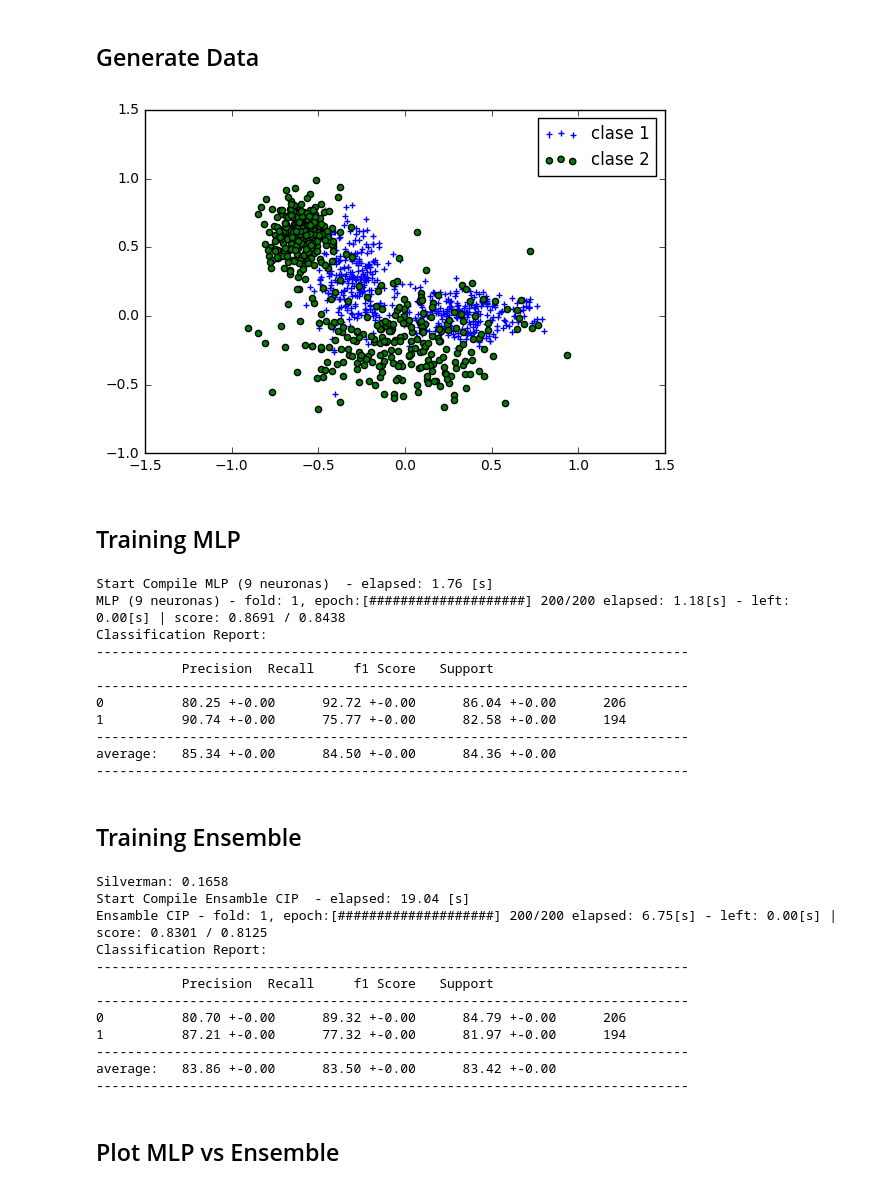
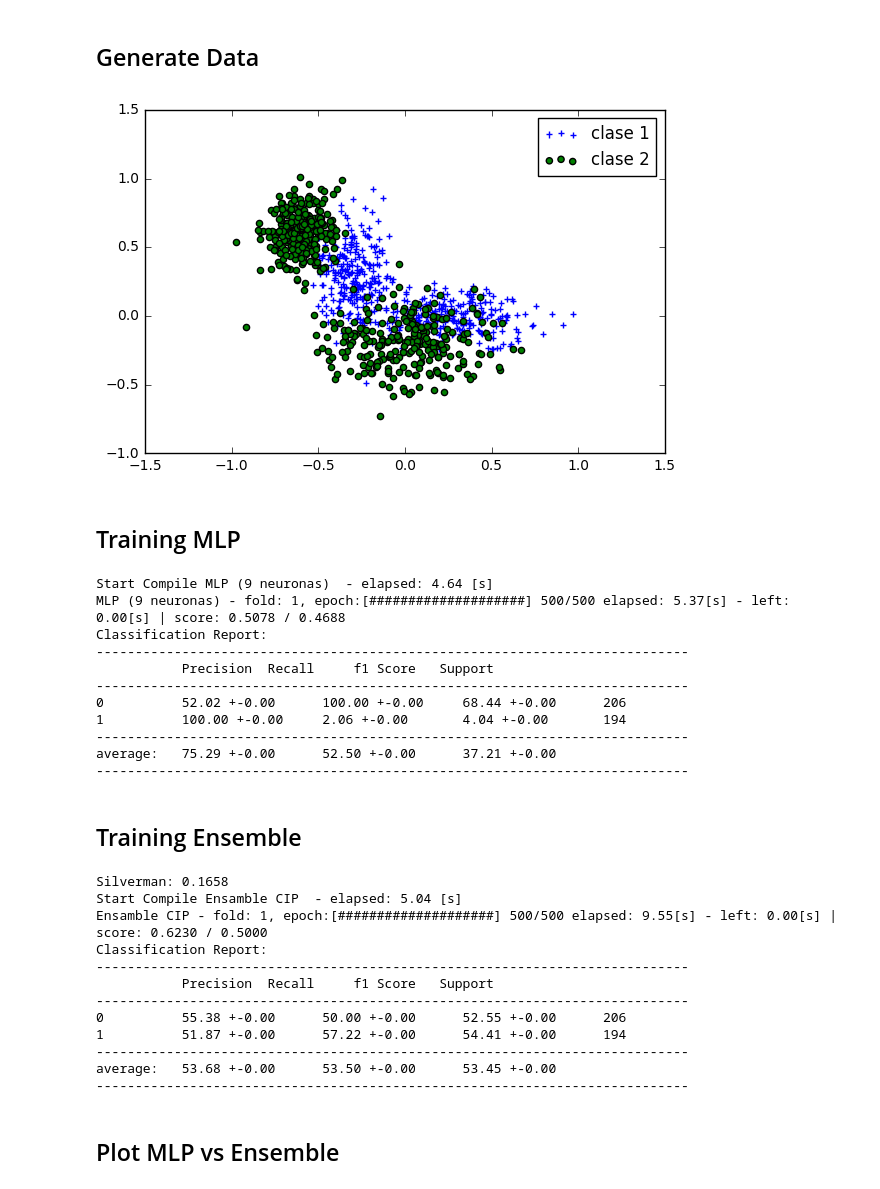
Before and after one commit to pdoren/DeepEnsemble, a Jupyter notebook: examples/boundary/main.ipynb, the cells around one changed output. Saved outputs shown, nothing was run; the diff lists cells and outputs as text; code cells hidden in the pictures.

Commit message:
Added new examples. Changed cost functions (CIPs).

```diff
--- a/examples/boundary/main.ipynb
+++ b/examples/boundary/main.ipynb
@@ -27,35 +27,35 @@ x1_samples = np.concatenate((x11, x12))
 
 mu_vec21 = np.array([-0.6,0.6])
 cov_mat21 = np.array([[0.01,0],[0,0.02]])
 x21 = np.random.multivariate_normal(mu_vec21, cov_mat21, n_class2 // 2)
 
 mu_vec22 = np.array([0,-0.2])
-cov_mat22 = np.array([[0.1,0],[0,0.05]])
+cov_mat22 = np.array([[0.06,0],[0,0.03]])
 x22 = np.random.multivariate_normal(mu_vec22, cov_mat22, n_class2 // 2)
 
 x2_samples = np.concatenate((x21, x22))
 
 fig = plt.figure()
 
 plt.scatter(x1_samples[:,0],x1_samples[:,1], marker='+')
 plt.scatter(x2_samples[:,0],x2_samples[:,1], c= 'green', marker='o')
 
 X = np.array(np.concatenate((x1_samples,x2_samples), axis = 0), dtype=config.floatX)
 Y = np.array([0]*n_class1 + [1]*n_class2, dtype=config.floatX)
 classes_names = [0, 1]
 labels = ['clase 1', 'clase 2']
 
 X_train, X_test, y_train, y_test = cross_validation.train_test_split(X, Y, test_size=0.4, random_state=0)
 
 X_train = np.array(X_train, dtype=config.floatX)
 X_test = np.array(X_test, dtype=config.floatX)
 y_train = np.array(y_train, dtype=config.floatX)
 y_test = np.array(y_test, dtype=config.floatX)
 
 plt.legend(labels)
 plt.tight_layout()
 # %% [output]
-[figure, old version]
+[figure, new version]
 # %% [markdown]
 ## Training MLP
 # %%
@@ -75,15 +75,17 @@ from deepensemble.utils.utils_models import get_ensemble_model, get_ensembleCIP_
 
 # create MLP
 mlp = get_mlp_model("MLP (%d neuronas)" % 9,
-                           n_input=X.shape[1], n_output=len(classes_names),
+                           n_input=X.shape[1], n_output=2,
                            n_neurons=15,
                            classification=True,
                            classes_labels=classes_names,
-                           fn_activation1=ActivationFunctions.tanh, fn_activation2=ActivationFunctions.tanh,
-                           cost=mse, name_cost="MSE", params_update={'learning_rate': 0.1})
+                           fn_activation1=ActivationFunctions.tanh, fn_activation2=ActivationFunctions.sigmoid,
+                           cost=cip_relevancy, name_cost="Relevancy", params_cost={'dist': 'CS'}, params_update={'learning_rate': 0.1})
+                           # cost=kullback_leibler_generalized, name_cost="KLG", params_update={'learning_rate': 0.1})
+
 mlp.compile(fast=True)
 
-max_epoch = 200  # max epoch training
+max_epoch = 500  # max epoch training
 
 metric_mlp = mlp.fit(X_train, y_train, max_epoch=max_epoch, batch_size=32, early_stop=False)
 
@@ -91,16 +93,16 @@ metric_mlp.append_prediction(X_test, y_test, append_last_pred=True)
 
 metric_mlp.classification_report()
 # %% [output]
-Start Compile MLP (9 neuronas)  - elapsed: 1.76 [s]
-MLP (9 neuronas) - fold: 1, epoch:[####################] 200/200 elapsed: 1.18[s] - left: 0.00[s] | score: 0.8691 / 0.8438
+Start Compile MLP (9 neuronas)  - elapsed: 4.64 [s]
+MLP (9 neuronas) - fold: 1, epoch:[####################] 500/500 elapsed: 5.37[s] - left: 0.00[s] | score: 0.5078 / 0.4688
 Classification Report:
 ----------------------------------------------------------------------------
            Precision  Recall     f1 Score   Support
 ----------------------------------------------------------------------------
-0          80.25 +-0.00      92.72 +-0.00      86.04 +-0.00      206
-1          90.74 +-0.00      75.77 +-0.00      82.58 +-0.00      194
+0          52.02 +-0.00      100.00 +-0.00     68.44 +-0.00      206
+1          100.00 +-0.00     2.06 +-0.00       4.04 +-0.00       194
 ----------------------------------------------------------------------------
-average:   85.34 +-0.00      84.50 +-0.00      84.36 +-0.00
+average:   75.29 +-0.00      52.50 +-0.00      37.21 +-0.00
 ----------------------------------------------------------------------------
 # %% [markdown]
 ## Training Ensemble
@@ -114,14 +116,14 @@ print('Silverman: %.4g' % s)
 
 # create ensemble
 ensemble = get_ensembleCIP_model(name='Ensamble CIP',
-                                n_input=X.shape[1], n_output=len(classes_names),
+                                n_input=X.shape[1], n_output=2,
                                 n_ensemble_models=3, n_neurons_models=5,
                                 classification=True,
-                                is_cip_full=False,
+                                is_cip_full=True,
                                 classes_labels=classes_names,
-                                fn_activation1=ActivationFunctions.tanh, fn_activation2=ActivationFunctions.tanh,
+                                fn_activation1=ActivationFunctions.tanh, fn_activation2=ActivationFunctions.sigmoid,
                                 dist='CS-CIP',
-                                beta=0.3, lamb=0.6, s=s, bias_layer=False, mse_first_epoch=True, lr=0.1,
+                                beta=0.3, lamb=0.0, s=s, bias_layer=False, mse_first_epoch=True, lr=0.1,
                                 params_update={'learning_rate': 0.1})
 
 ensemble.compile(fast=True)
@@ -133,16 +135,16 @@ metrics_ensemble.append_prediction(X_test, y_test, append_last_pred=True)
 metrics_ensemble.classification_report()
 # %% [output]
 Silverman: 0.1658
-Start Compile Ensamble CIP  - elapsed: 19.04 [s]
-Ensamble CIP - fold: 1, epoch:[####################] 200/200 elapsed: 6.75[s] - left: 0.00[s] | score: 0.8301 / 0.8125
+Start Compile Ensamble CIP  - elapsed: 5.04 [s]
+Ensamble CIP - fold: 1, epoch:[####################] 500/500 elapsed: 9.55[s] - left: 0.00[s] | score: 0.6230 / 0.5000
 Classification Report:
 ----------------------------------------------------------------------------
            Precision  Recall     f1 Score   Support
 ----------------------------------------------------------------------------
-0          80.70 +-0.00      89.32 +-0.00      84.79 +-0.00      206
-1          87.21 +-0.00      77.32 +-0.00      81.97 +-0.00      194
+0          55.38 +-0.00      50.00 +-0.00      52.55 +-0.00      206
+1          51.87 +-0.00      57.22 +-0.00      54.41 +-0.00      194
 ----------------------------------------------------------------------------
-average:   83.86 +-0.00      83.50 +-0.00      83.42 +-0.00
+average:   53.68 +-0.00      53.50 +-0.00      53.45 +-0.00
 ----------------------------------------------------------------------------
 # %% [markdown]
 ## Plot MLP vs Ensemble
```
Also changed, not shown: parts of 4 cells of this notebook, 7 other files.
